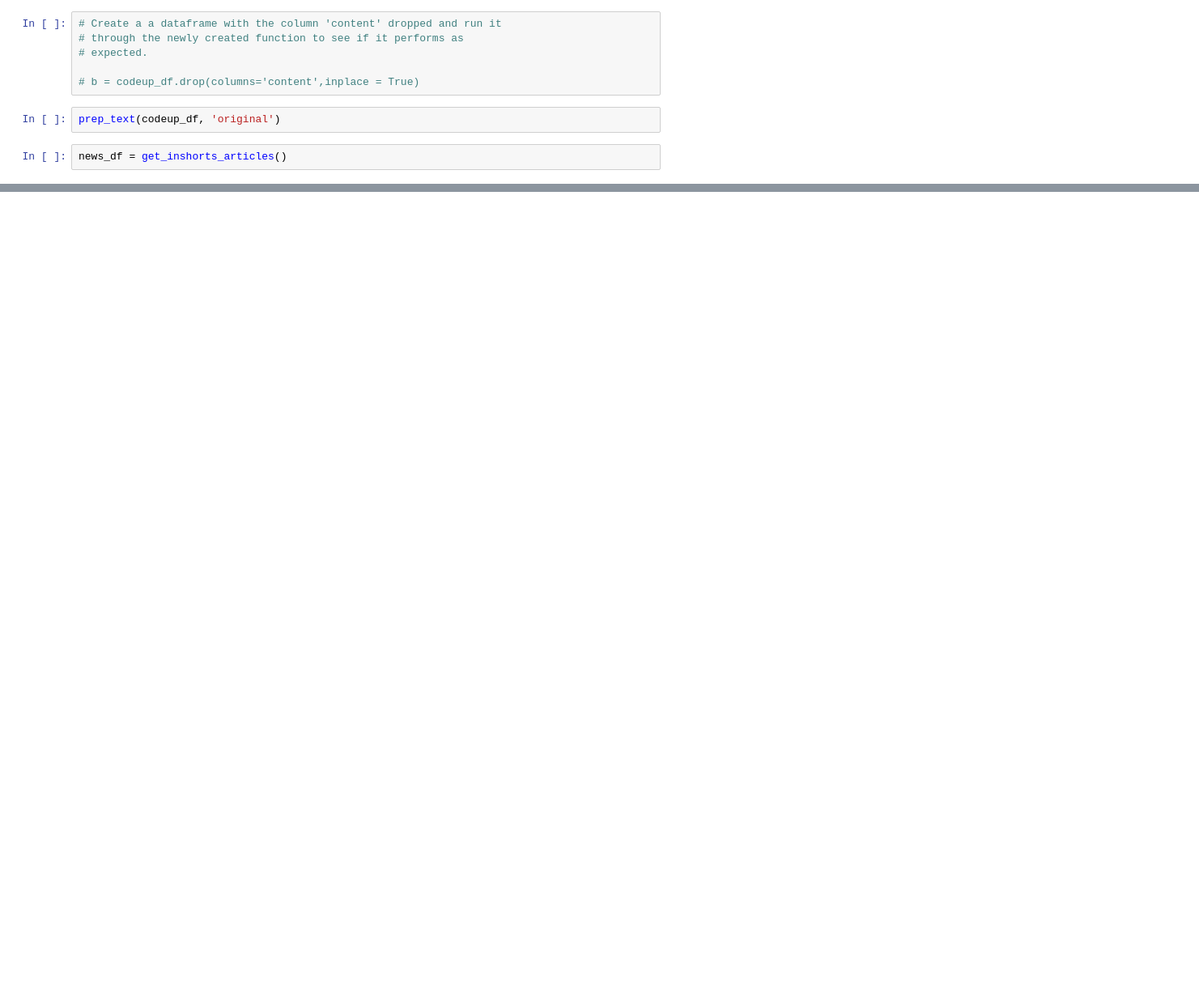
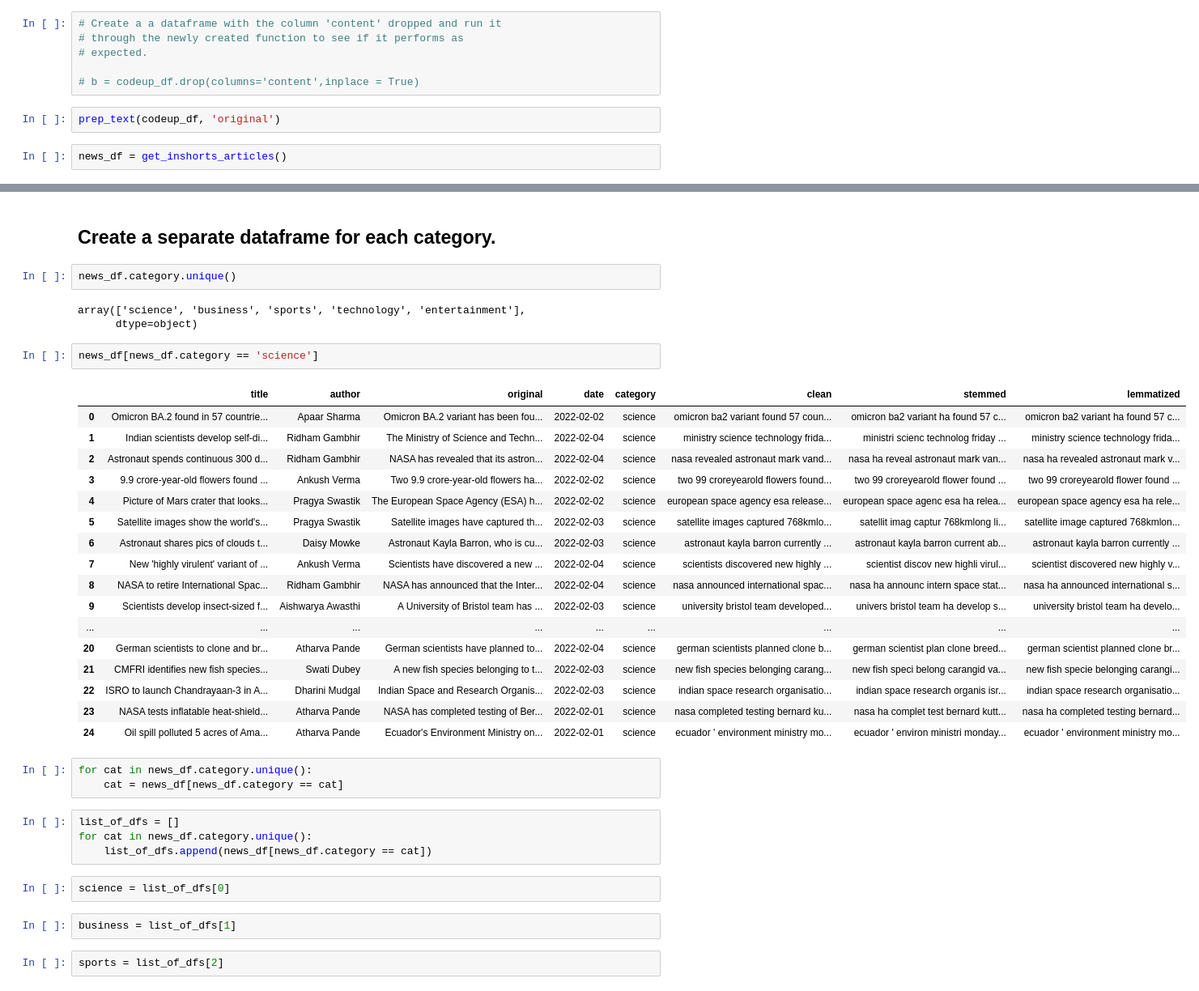
Before and after one commit to brentschriver/natural-language-processing-exercises, a Jupyter notebook: nlp -parsing-text-exercises.ipynb, the cells around one changed output, grey strips where cells are left out. Shown at 81% size. Cells and saved outputs as stored; diff of their text form; blank space fills up the shorter version.

```diff
--- a/nlp -parsing-text-exercises.ipynb
+++ b/nlp -parsing-text-exercises.ipynb
@@ -186,0 +229,40 @@ news_df
+# %% [markdown]
+## Create a separate dataframe for each category.
+# %%
+news_df.category.unique()
+# %% [output]
+array(['science', 'business', 'sports', 'technology', 'entertainment'],
+      dtype=object)
+# %%
+news_df[news_df.category == 'science']
+# %% [output]
+|  | title | author | original | date | category | clean | stemmed | lemmatized |
+| 0 | Omicron BA.2 found in 57 countrie... | Apaar Sharma | Omicron BA.2 variant has been fou... | 2022-02-02 | science | omicron ba2 variant found 57 coun... | omicron ba2 variant ha found 57 c... | omicron ba2 variant ha found 57 c... |
+| 1 | Indian scientists develop self-di... | Ridham Gambhir | The Ministry of Science and Techn... | 2022-02-04 | science | ministry science technology frida... | ministri scienc technolog friday ... | ministry science technology frida... |
+| 2 | Astronaut spends continuous 300 d... | Ridham Gambhir | NASA has revealed that its astron... | 2022-02-04 | science | nasa revealed astronaut mark vand... | nasa ha reveal astronaut mark van... | nasa ha revealed astronaut mark v... |
+| 3 | 9.9 crore-year-old flowers found ... | Ankush Verma | Two 9.9 crore-year-old flowers ha... | 2022-02-02 | science | two 99 croreyearold flowers found... | two 99 croreyearold flower found ... | two 99 croreyearold flower found ... |
+| 4 | Picture of Mars crater that looks... | Pragya Swastik | The European Space Agency (ESA) h... | 2022-02-02 | science | european space agency esa release... | european space agenc esa ha relea... | european space agency esa ha rele... |
+| 5 | Satellite images show the world's... | Pragya Swastik | Satellite images have captured th... | 2022-02-03 | science | satellite images captured 768kmlo... | satellit imag captur 768kmlong li... | satellite image captured 768kmlon... |
+| 6 | Astronaut shares pics of clouds t... | Daisy Mowke | Astronaut Kayla Barron, who is cu... | 2022-02-03 | science | astronaut kayla barron currently ... | astronaut kayla barron current ab... | astronaut kayla barron currently ... |
+| 7 | New 'highly virulent' variant of ... | Ankush Verma | Scientists have discovered a new ... | 2022-02-04 | science | scientists discovered new highly ... | scientist discov new highli virul... | scientist discovered new highly v... |
+| 8 | NASA to retire International Spac... | Ridham Gambhir | NASA has announced that the Inter... | 2022-02-04 | science | nasa announced international spac... | nasa ha announc intern space stat... | nasa ha announced international s... |
+| 9 | Scientists develop insect-sized f... | Aishwarya Awasthi | A University of Bristol team has ... | 2022-02-03 | science | university bristol team developed... | univers bristol team ha develop s... | university bristol team ha develo... |
+| ... | ... | ... | ... | ... | ... | ... | ... | ... |
+| 20 | German scientists to clone and br... | Atharva Pande | German scientists have planned to... | 2022-02-04 | science | german scientists planned clone b... | german scientist plan clone breed... | german scientist planned clone br... |
+| 21 | CMFRI identifies new fish species... | Swati Dubey | A new fish species belonging to t... | 2022-02-03 | science | new fish species belonging carang... | new fish speci belong carangid va... | new fish specie belonging carangi... |
+| 22 | ISRO to launch Chandrayaan-3 in A... | Dharini Mudgal | Indian Space and Research Organis... | 2022-02-03 | science | indian space research organisatio... | indian space research organis isr... | indian space research organisatio... |
+| 23 | NASA tests inflatable heat-shield... | Atharva Pande | NASA has completed testing of Ber... | 2022-02-01 | science | nasa completed testing bernard ku... | nasa ha complet test bernard kutt... | nasa ha completed testing bernard... |
+| 24 | Oil spill polluted 5 acres of Ama... | Atharva Pande | Ecuador's Environment Ministry on... | 2022-02-01 | science | ecuador ' environment ministry mo... | ecuador ' environ ministri monday... | ecuador ' environment ministry mo... |
+# %%
+for cat in news_df.category.unique():
+    cat = news_df[news_df.category == cat]
+# %%
+list_of_dfs = []
+for cat in news_df.category.unique():
+    list_of_dfs.append(news_df[news_df.category == cat])
+# %%
+science = list_of_dfs[0]
+# %%
+business = list_of_dfs[1]
+# %%
+sports = list_of_dfs[2]
```
Also changed, not shown: parts of 7 cells of this notebook, 2 other files.
